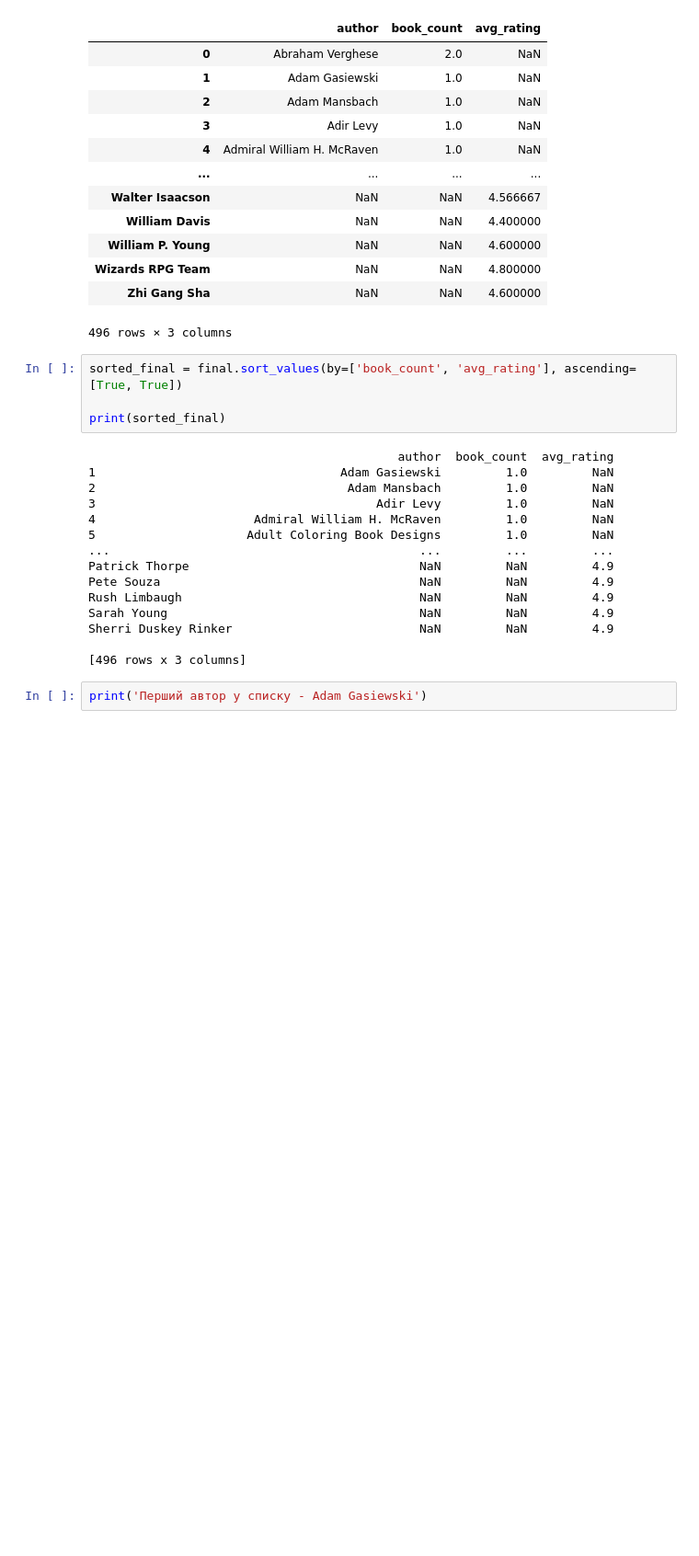
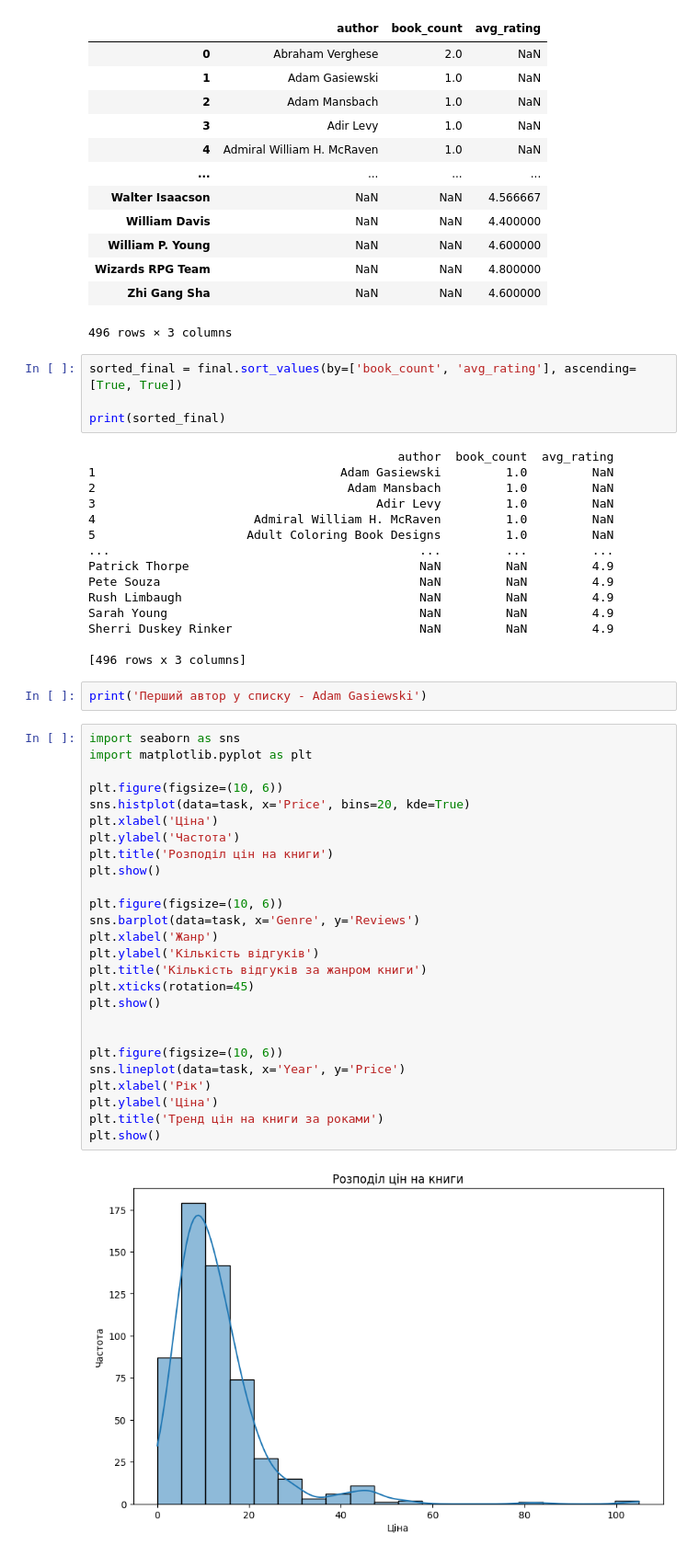
Before and after one commit to RomanTutskyi/Hw2, a Jupyter notebook: Hw2.3.ipynb, the cells around one changed output. Shown: that part at 92% size. Drawn from its saved outputs; the diff is of its cells as text; blank space fills up the shorter version.

```diff
--- a/Hw2.3.ipynb
+++ b/Hw2.3.ipynb
@@ -312,3 +298,31 @@ Sherri Duskey Rinker                          NaN         NaN         4.9
 [496 rows x 3 columns]
 # %%
 print('Перший автор у списку - Adam Gasiewski')
+# %%
+import seaborn as sns
+import matplotlib.pyplot as plt
+
+plt.figure(figsize=(10, 6))
+sns.histplot(data=task, x='Price', bins=20, kde=True)
+plt.xlabel('Ціна')
+plt.ylabel('Частота')
+plt.title('Розподіл цін на книги')
+plt.show()
+
+plt.figure(figsize=(10, 6))
+sns.barplot(data=task, x='Genre', y='Reviews')
+plt.xlabel('Жанр')
+plt.ylabel('Кількість відгуків')
+plt.title('Кількість відгуків за жанром книги')
+plt.xticks(rotation=45)
+plt.show()
+
+
+plt.figure(figsize=(10, 6))
+sns.lineplot(data=task, x='Year', y='Price')
+plt.xlabel('Рік')
+plt.ylabel('Ціна')
+plt.title('Тренд цін на книги за роками')
+plt.show()
+# %% [output]
+[figure, added]
```
Also changed, not shown: parts of 2 cells of this notebook, 1 other file.
